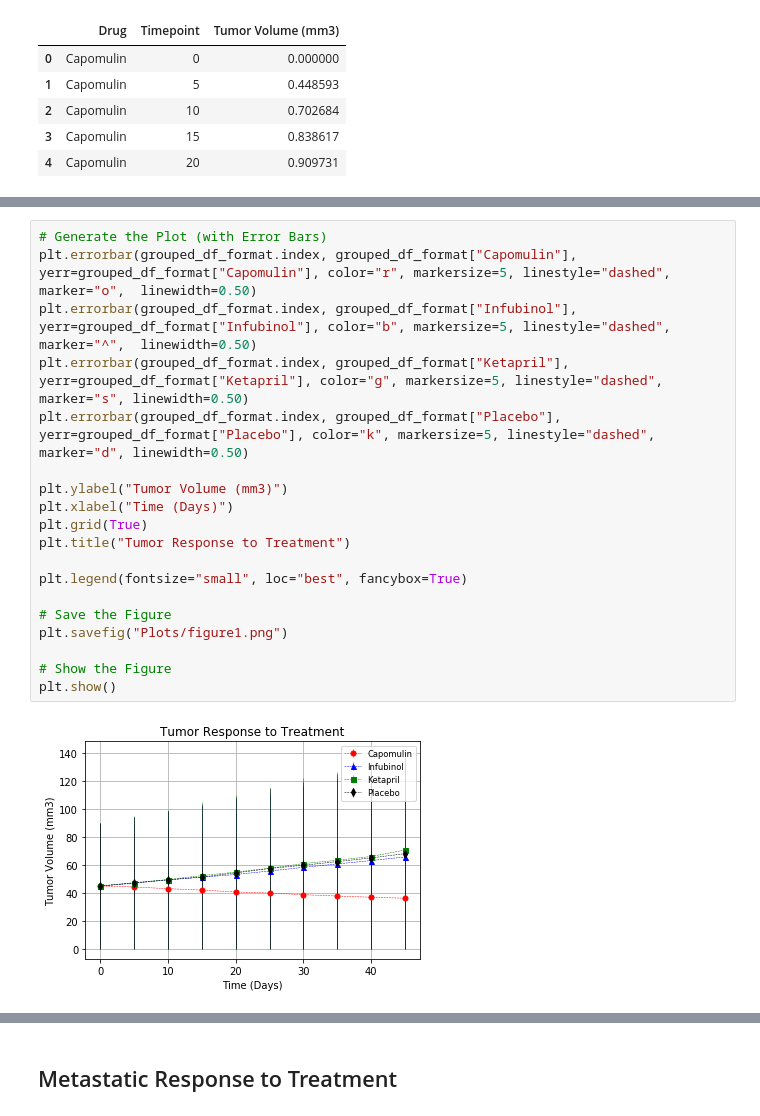
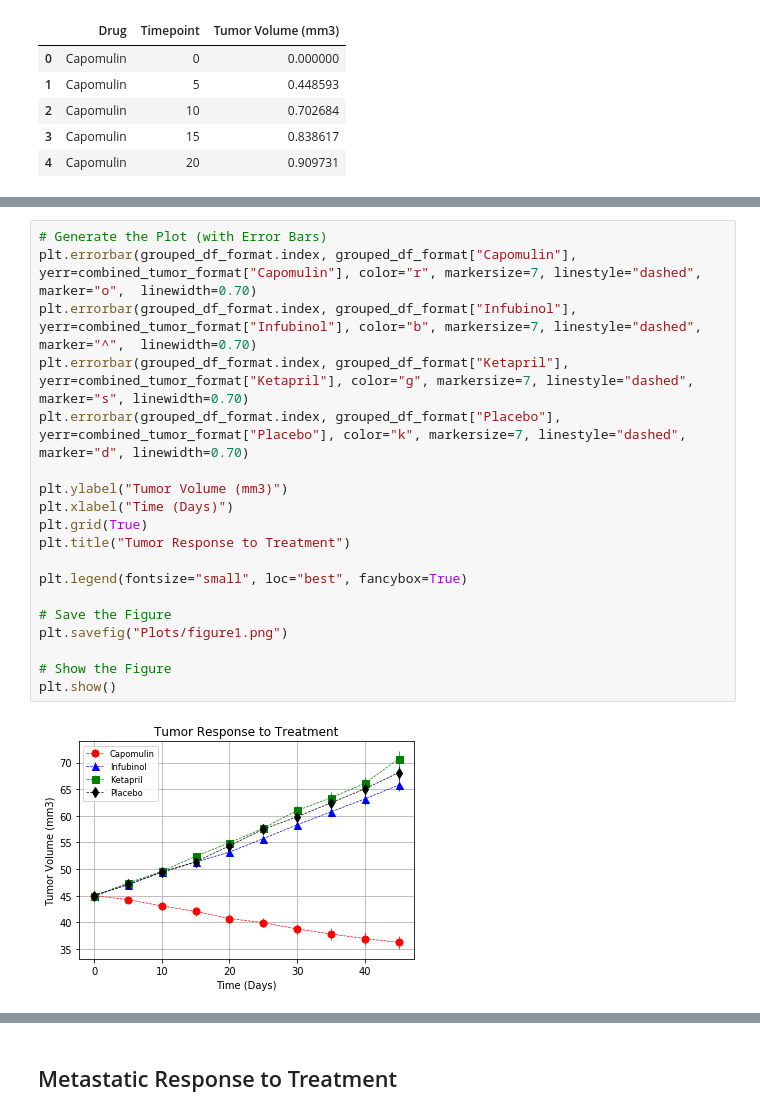
Before and after one commit to vineethgithub2311/Matplotlib_HW, a Jupyter notebook: Pymaceuticals/pymaceuticals_starter.ipynb, the cells around one changed output, grey strips where cells are left out. Saved outputs shown, nothing was run; the diff lists cells and outputs as text.

```diff
--- a/Pymaceuticals/pymaceuticals_starter.ipynb
+++ b/Pymaceuticals/pymaceuticals_starter.ipynb
@@ -98,22 +98,22 @@ grouped_df_format.head()
 | 20 | 40.716325 | 52.157049 | 53.197691 | 54.920935 | 53.644087 | 54.364417 | 53.346737 | 40.238325 | 54.067395 | ... |
 # %%
 # Generate the Plot (with Error Bars)
-plt.errorbar(grouped_df_format.index, grouped_df_format["Capomulin"], yerr=grouped_df_format["Capomulin"], color="r", markersize=5, linestyle="dashed", marker="o",  linewidth=0.50)
-plt.errorbar(grouped_df_format.index, grouped_df_format["Infubinol"], yerr=grouped_df_format["Infubinol"], color="b", markersize=5, linestyle="dashed", marker="^",  linewidth=0.50)
-plt.errorbar(grouped_df_format.index, grouped_df_format["Ketapril"], yerr=grouped_df_format["Ketapril"], color="g", markersize=5, linestyle="dashed", marker="s", linewidth=0.50)
-plt.errorbar(grouped_df_format.index, grouped_df_format["Placebo"], yerr=grouped_df_format["Placebo"], color="k", markersize=5, linestyle="dashed", marker="d", linewidth=0.50)
+plt.errorbar(grouped_df_format.index, grouped_df_format["Capomulin"], yerr=combined_tumor_format["Capomulin"], color="r", markersize=7, linestyle="dashed", marker="o",  linewidth=0.70)
+plt.errorbar(grouped_df_format.index, grouped_df_format["Infubinol"], yerr=combined_tumor_format["Infubinol"], color="b", markersize=7, linestyle="dashed", marker="^",  linewidth=0.70)
+plt.errorbar(grouped_df_format.index, grouped_df_format["Ketapril"], yerr=combined_tumor_format["Ketapril"], color="g", markersize=7, linestyle="dashed", marker="s", linewidth=0.70)
+plt.errorbar(grouped_df_format.index, grouped_df_format["Placebo"], yerr=combined_tumor_format["Placebo"], color="k", markersize=7, linestyle="dashed", marker="d", linewidth=0.70)
 
 plt.ylabel("Tumor Volume (mm3)")
 plt.xlabel("Time (Days)")
 plt.grid(True)
 plt.title("Tumor Response to Treatment")
 
 plt.legend(fontsize="small", loc="best", fancybox=True)
 
 # Save the Figure
 plt.savefig("Plots/figure1.png")
 
 # Show the Figure
 plt.show()
 # %% [output]
-[figure, old version]
+[figure, new version]
```
Also changed, not shown: parts of 18 cells of this notebook, 2 other files.
